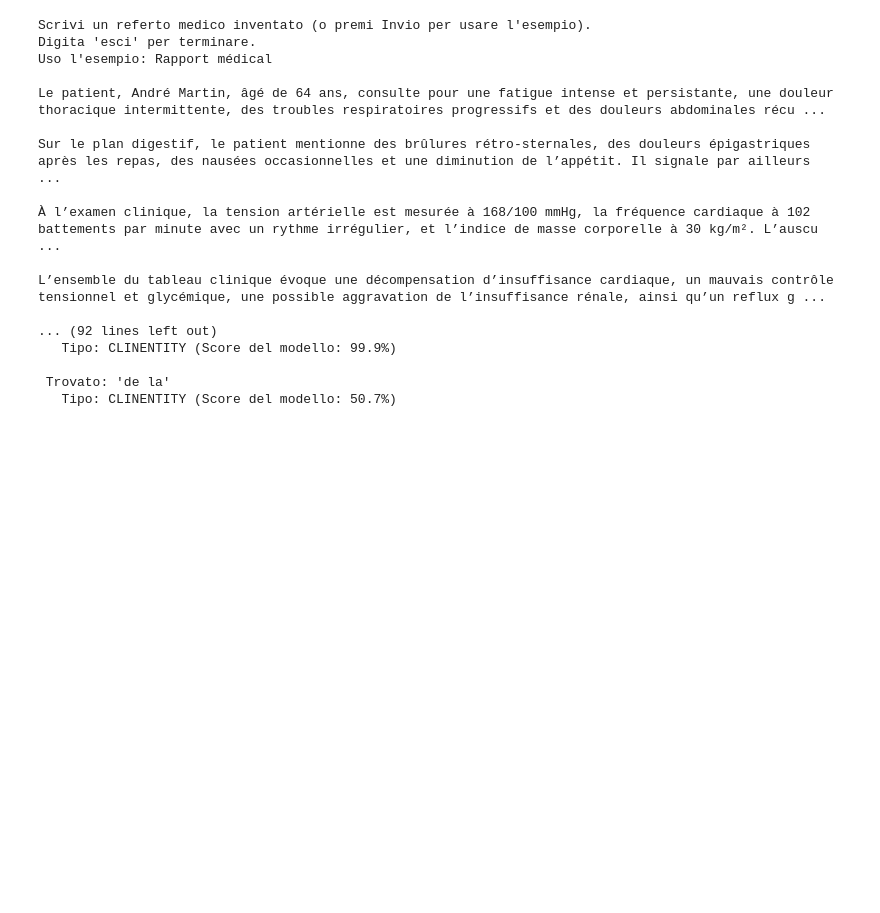
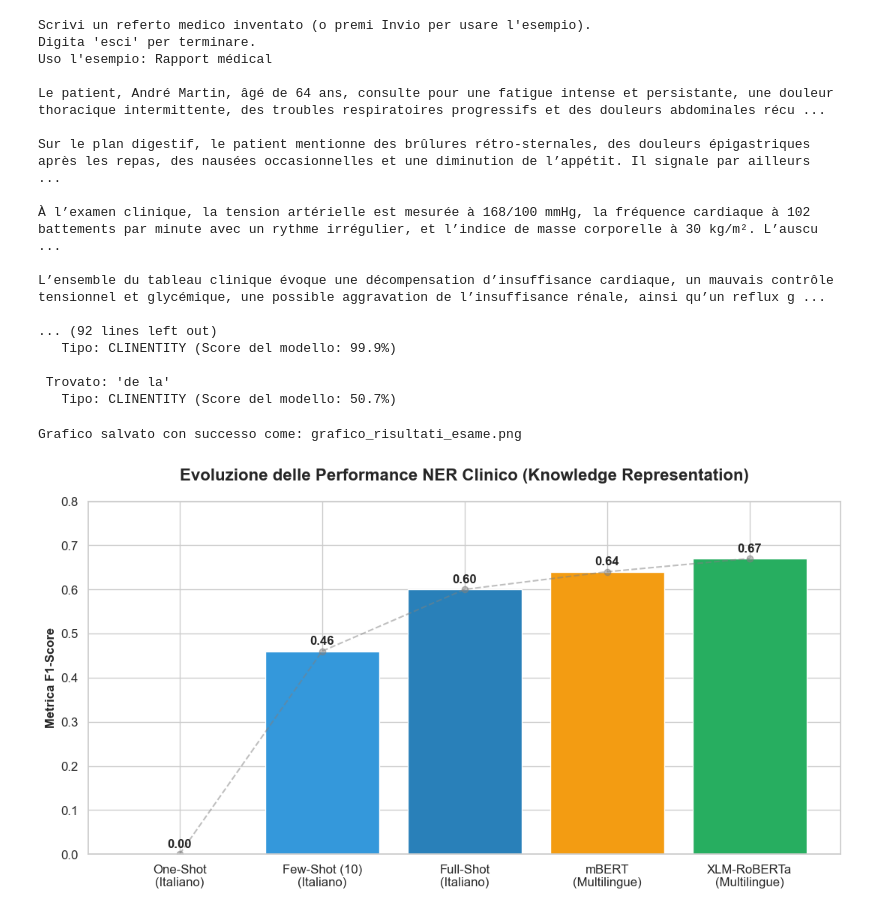
Before and after one commit to eddy2809/Clinical-NER-E3C, a Jupyter notebook: inference.ipynb, the cells around one changed output. Drawn from its saved outputs; the diff is of its cells as text; code cells hidden in the pictures; blank space fills up the shorter version.

```diff
--- a/inference.ipynb
+++ b/inference.ipynb
@@ -81,3 +81,57 @@ L’ensemble du tableau clinique évoque une décompensation d’insuffisance ca
 
  Trovato: 'de la'
    Tipo: CLINENTITY (Score del modello: 50.7%)
+# %%
+import matplotlib.pyplot as plt
+import seaborn as sns
+
+# --- 1. CONFIGURAZIONE STILE ---
+# Usiamo Seaborn per rendere il grafico molto più elegante e moderno
+sns.set_theme(style="whitegrid", font_scale=1.1)
+
+# --- 2. I TUOI DATI ---
+# Questi sono i risultati esatti che abbiamo ottenuto durante l'esperimento
+esperimenti = [
+    "One-Shot\n(Italiano)",
+    "Few-Shot (10)\n(Italiano)",
+    "Full-Shot\n(Italiano)",
+    "mBERT\n(Multilingue)",
+    "XLM-RoBERTa\n(Multilingue)"
+]
+
+f1_scores = [0.00, 0.46, 0.60, 0.64, 0.67]
+
+# Colori per indicare la progressione:
+# Rosso (Fallimento), Azzurro (Miglioramento IT), Blu (Tetto IT), Arancione (mBERT), Verde (Vittoria Finale)
+colori = ['#e74c3c', '#3498db', '#2980b9', '#f39c12', '#27ae60']
+
+# --- 3. DISEGNO DEL GRAFICO ---
+plt.figure(figsize=(11, 6)) # Dimensioni larghezza x altezza (perfette per le slide 16:9)
+
+# Disegniamo le barre
+bars = plt.bar(esperimenti, f1_scores, color=colori)
+
+# --- 4. PERSONALIZZAZIONI ---
+plt.ylim(0, 0.8) # Alziamo il limite Y per non tagliare i numeri in cima
+plt.ylabel("Metrica F1-Score", fontsize=12, fontweight='bold')
+plt.title("Evoluzione delle Performance NER Clinico (Knowledge Representation)", fontsize=16, fontweight='bold', pad=20)
+
+# Aggiungiamo il valore esatto sopra ogni barra
+for bar in bars:
+    altezza = bar.get_height()
+    # Scriviamo il numero formattato con 2 decimali
+    plt.text(bar.get_x() + bar.get_width() / 2, altezza + 0.01,
+             f"{altezza:.2f}",
+             ha='center', va='bottom', fontsize=12, fontweight='bold')
+
+# Aggiungiamo una leggera linea tratteggiata per mostrare il trend di crescita
+plt.plot(esperimenti, f1_scores, color='gray', linestyle='--', marker='o', alpha=0.5)
+
+# --- 5. SALVATAGGIO ---
+plt.tight_layout()
+nome_file = 'grafico_risultati_esame.png'
+plt.savefig(nome_file, dpi=300) # dpi=300 garantisce qualità da stampa tipografica
+print(f"Grafico salvato con successo come: {nome_file}")
+# %% [output]
+Grafico salvato con successo come: grafico_risultati_esame.png
+[figure, added]
```
Also changed, not shown: 16 other files.
